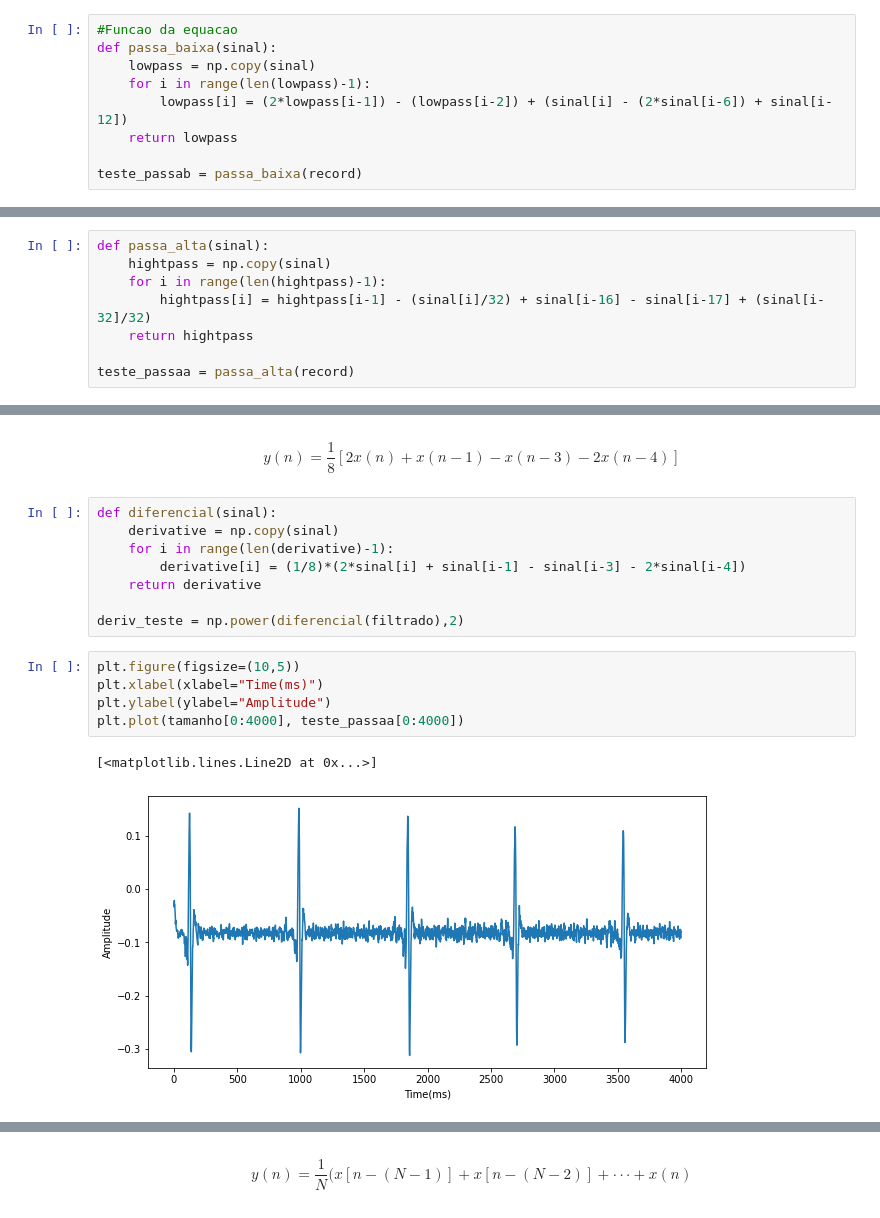
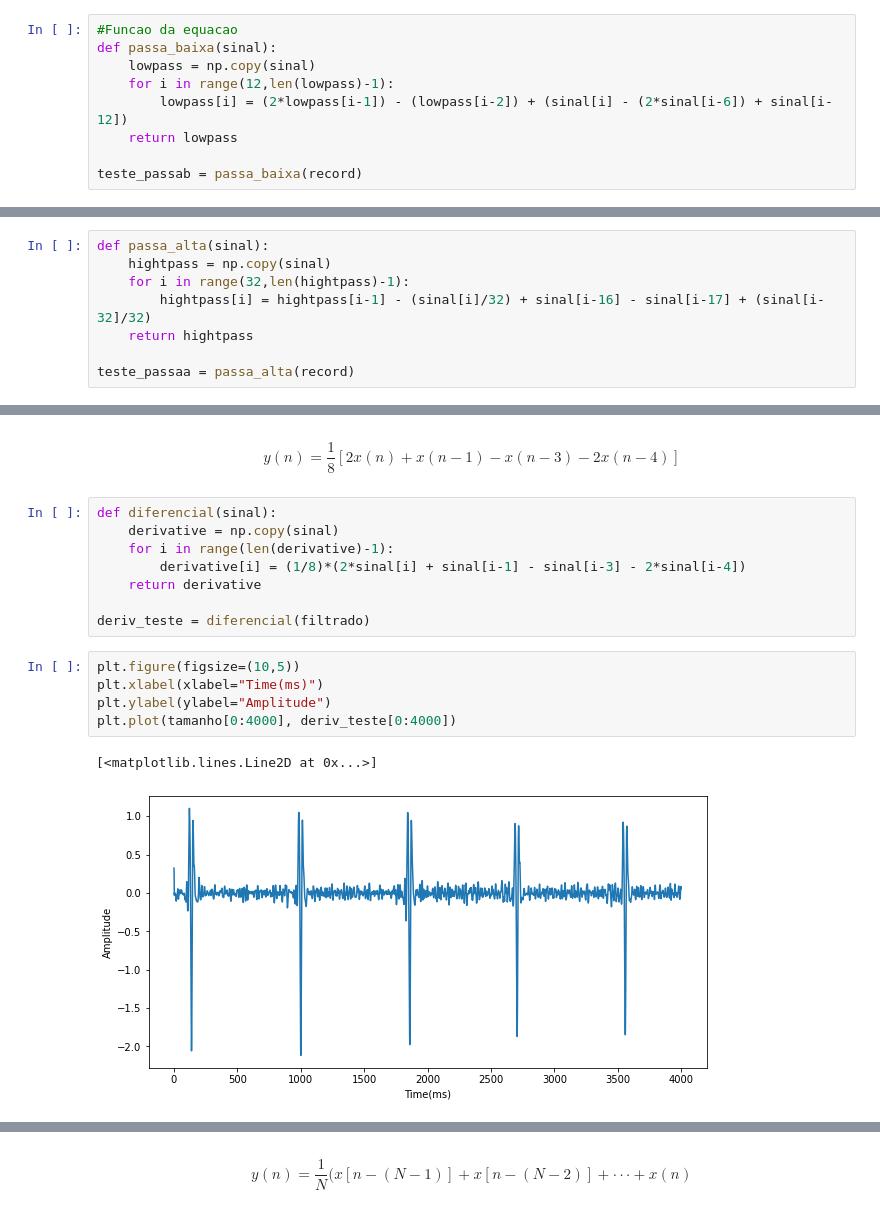
Before and after one commit to cgalvaojr1976/ic-ecg, a Jupyter notebook: models/PanTompkins.ipynb, the cells around one changed output, grey strips where cells are left out. Cells and saved outputs as stored; diff of their text form.

```diff
--- a/models/PanTompkins.ipynb
+++ b/models/PanTompkins.ipynb
@@ -45,7 +45,7 @@ $$y(n) = 2y(n - 1) - y(n - 2) + \frac{1}{32}[x(n) - 2x(n - 6) + x(n - 12)]$$
 #Funcao da equacao
 def passa_baixa(sinal):
     lowpass = np.copy(sinal)
-    for i in range(len(lowpass)-1):
+    for i in range(12,len(lowpass)-1):
         lowpass[i] = (2*lowpass[i-1]) - (lowpass[i-2]) + (sinal[i] - (2*sinal[i-6]) + sinal[i-12])
     return lowpass
 
@@ -82,7 +82,7 @@ $$y(n) = y(n-1) - \frac{x(n)}{32} + x(n-16) - x(n-17) + \frac{x(n-32)}{32}$$
 # %%
 def passa_alta(sinal):
     hightpass = np.copy(sinal)
-    for i in range(len(hightpass)-1):
+    for i in range(32,len(hightpass)-1):
         hightpass[i] = hightpass[i-1] - (sinal[i]/32) + sinal[i-16] - sinal[i-17] + (sinal[i-32]/32)
     return hightpass
 
@@ -115,12 +115,12 @@ def diferencial(sinal):
         derivative[i] = (1/8)*(2*sinal[i] + sinal[i-1] - sinal[i-3] - 2*sinal[i-4])
     return derivative
 
-deriv_teste = np.power(diferencial(filtrado),2)
+deriv_teste = diferencial(filtrado)
 # %%
 plt.figure(figsize=(10,5))
 plt.xlabel(xlabel="Time(ms)")
 plt.ylabel(ylabel="Amplitude")
-plt.plot(tamanho[0:4000], teste_passaa[0:4000])
+plt.plot(tamanho[0:4000], deriv_teste[0:4000])
 # %% [output]
 [<matplotlib.lines.Line2D at 0x...>]
-[figure, old version]
+[figure, new version]
```
Also changed, not shown: parts of 12 cells of this notebook, 4 other files.
